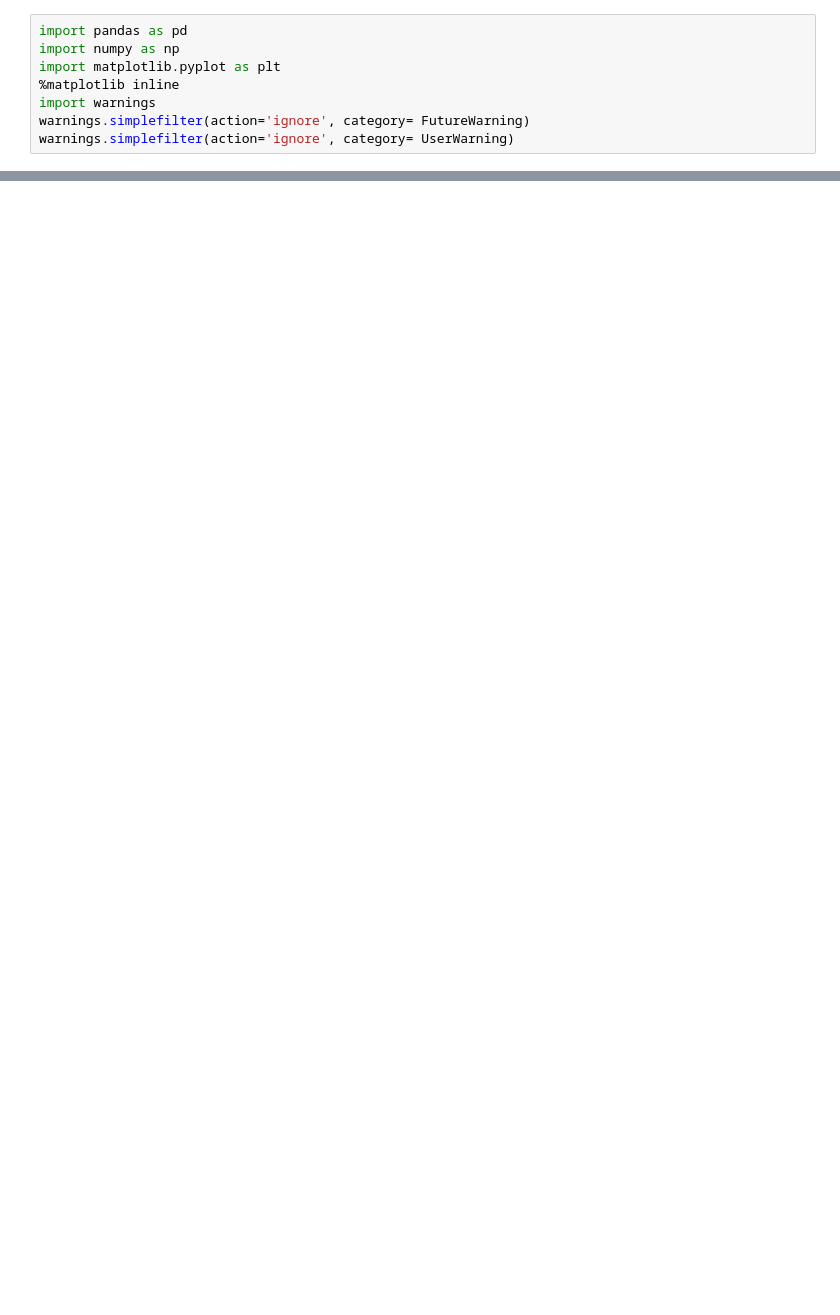
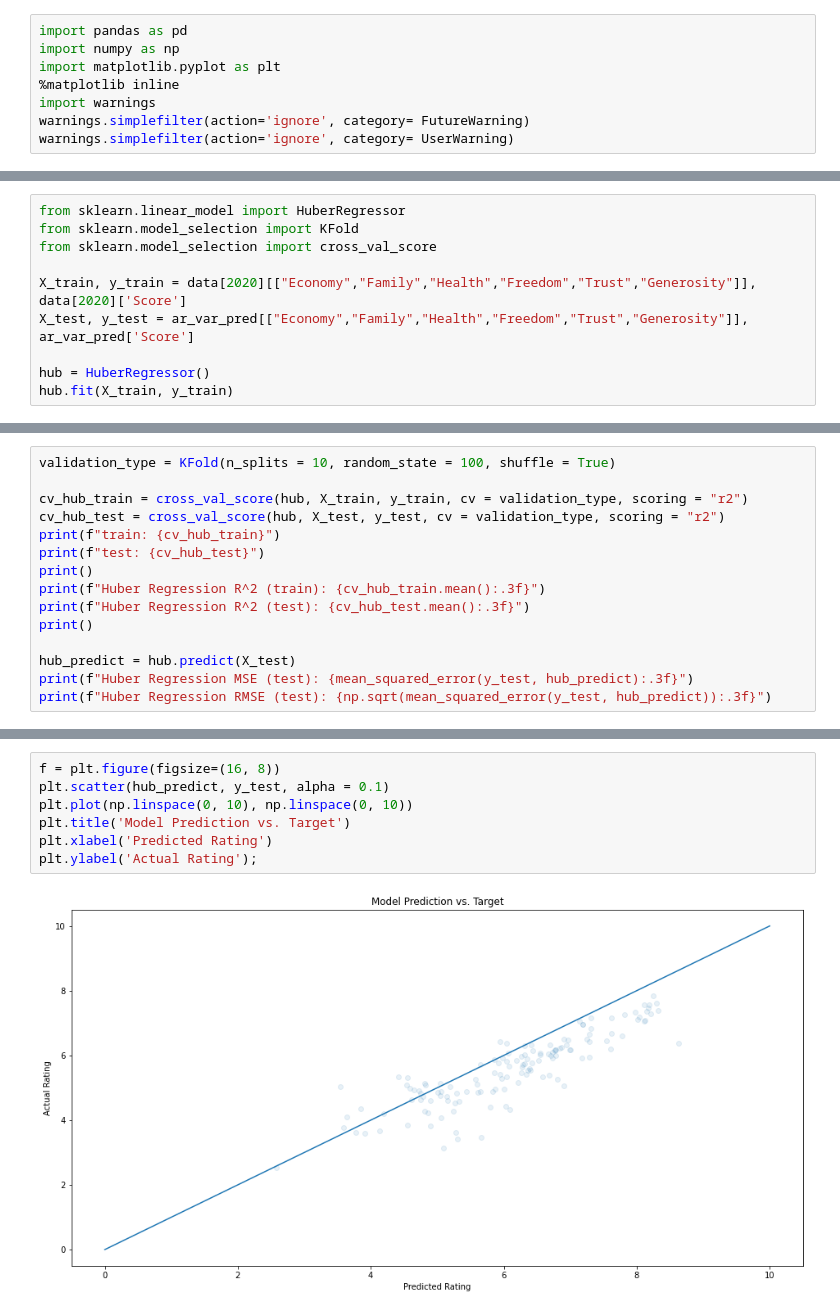
Before and after one commit to xaynezz/1015, a Jupyter notebook: notebooks/machine_learning.ipynb, the cells around one changed output, grey strips where cells are left out. Saved outputs shown, nothing was run; the diff lists cells and outputs as text; blank space fills up the shorter version.

```diff
--- a/notebooks/machine_learning.ipynb
+++ b/notebooks/machine_learning.ipynb
@@ -104,0 +210,10 @@ model_fit.forecast(15, alpha=0.05)
+# %%
+from sklearn.linear_model import HuberRegressor
+from sklearn.model_selection import KFold
+from sklearn.model_selection import cross_val_score
+
+X_train, y_train = data[2020][["Economy","Family","Health","Freedom","Trust","Generosity"]], data[2020]['Score']
+X_test, y_test = ar_var_pred[["Economy","Family","Health","Freedom","Trust","Generosity"]], ar_var_pred['Score']
+
+hub = HuberRegressor()
+hub.fit(X_train, y_train)
@@ -104,0 +222,15 @@ model_fit.forecast(15, alpha=0.05)
+# %%
+validation_type = KFold(n_splits = 10, random_state = 100, shuffle = True)
+
+cv_hub_train = cross_val_score(hub, X_train, y_train, cv = validation_type, scoring = "r2")
+cv_hub_test = cross_val_score(hub, X_test, y_test, cv = validation_type, scoring = "r2")
+print(f"train: {cv_hub_train}")
+print(f"test: {cv_hub_test}")
+print()
+print(f"Huber Regression R^2 (train): {cv_hub_train.mean():.3f}")
+print(f"Huber Regression R^2 (test): {cv_hub_test.mean():.3f}")
+print()
+
+hub_predict = hub.predict(X_test)
+print(f"Huber Regression MSE (test): {mean_squared_error(y_test, hub_predict):.3f}")
+print(f"Huber Regression RMSE (test): {np.sqrt(mean_squared_error(y_test, hub_predict)):.3f}")
@@ -104,0 +248,9 @@ model_fit.forecast(15, alpha=0.05)
+# %%
+f = plt.figure(figsize=(16, 8))
+plt.scatter(hub_predict, y_test, alpha = 0.1)
+plt.plot(np.linspace(0, 10), np.linspace(0, 10))
+plt.title('Model Prediction vs. Target')
+plt.xlabel('Predicted Rating')
+plt.ylabel('Actual Rating');
+# %% [output]
+[figure, added]
```
Also changed, not shown: parts of 24 cells of this notebook, 1 other file.
